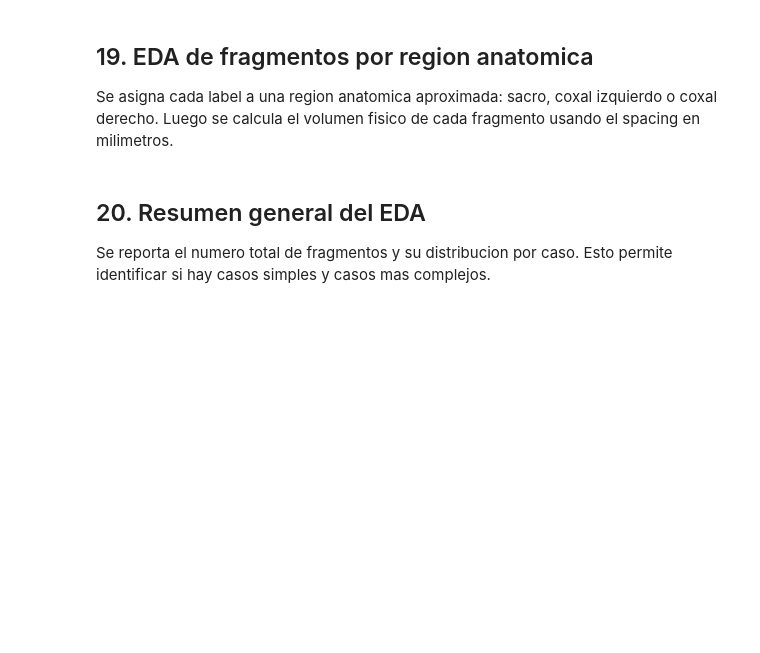
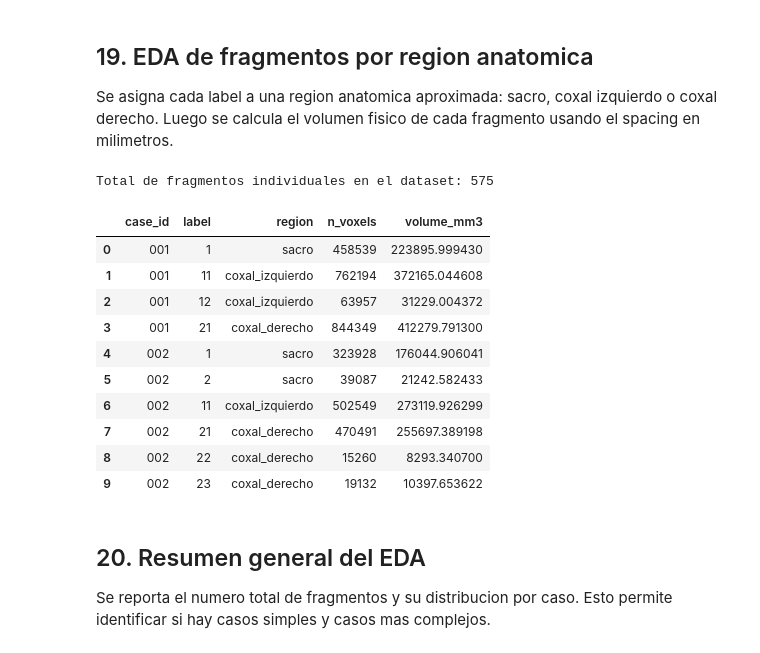
Before and after one commit to anniecorrea/proyecto_analitica_corte2, a Jupyter notebook: entrega1.ipynb, the cells around one changed output. Cells and saved outputs as stored; diff of their text form; code cells hidden in the pictures; blank space fills up the shorter version.

```diff
--- a/entrega1.ipynb
+++ b/entrega1.ipynb
@@ -467,41 +453,54 @@ Se asigna cada label a una region anatomica aproximada: sacro, coxal izquierdo o
 # %%
 def label_to_region(label):
     if label == 0:
         return "background"
-    elif 1 <= label <= 10:
+    if 1 <= label <= 10:
         return "sacro"
-    elif 11 <= label <= 20:
+    if 11 <= label <= 20:
         return "coxal_izquierdo"
-    elif 21 <= label <= 30:
+    if 21 <= label <= 30:
         return "coxal_derecho"
-    else:
-        return "desconocido"
+    return "desconocido"
+
 
 fragment_rows = []
 
-for _, row in nifti_df.iterrows():
-    label_img = nib.load(str(resolve_repo_path(row["label_path"])))
-    label_vol = label_img.get_fdata()
-    spacing = tuple(float(x) for x in label_img.header.get_zooms())
+for _, row in df.iterrows():
+    label_img = sitk.ReadImage(str(resolve_repo_path(row["label_path"])))
+    label_vol = sitk.GetArrayFromImage(label_img)
+    spacing = tuple(float(value) for value in label_img.GetSpacing())
     voxel_volume_mm3 = spacing[0] * spacing[1] * spacing[2]
 
     labels_present = np.unique(label_vol)
-    labels_present = labels_present[labels_present != 0]  # excluir fondo
+    labels_present = labels_present[labels_present != 0]
 
     for lab in labels_present:
         n_voxels = int(np.sum(label_vol == lab))
         fragment_rows.append({
             "case_id": row["case_id"],
             "label": int(lab),
             "region": label_to_region(int(lab)),
             "n_voxels": n_voxels,
             "volume_mm3": n_voxels * voxel_volume_mm3,
         })
 
 frag_df = pd.DataFrame(fragment_rows)
 frag_df.to_csv(GENERATED_DATA_DIR / "metadata_fragments.csv", index=False)
 print(f"Total de fragmentos individuales en el dataset: {len(frag_df)}")
 frag_df.head(10)
+# %% [output]
+Total de fragmentos individuales en el dataset: 575
+|  | case_id | label | region | n_voxels | volume_mm3 |
+| 0 | 001 | 1 | sacro | 458539 | 223895.999430 |
+| 1 | 001 | 11 | coxal_izquierdo | 762194 | 372165.044608 |
+| 2 | 001 | 12 | coxal_izquierdo | 63957 | 31229.004372 |
+| 3 | 001 | 21 | coxal_derecho | 844349 | 412279.791300 |
+| 4 | 002 | 1 | sacro | 323928 | 176044.906041 |
+| 5 | 002 | 2 | sacro | 39087 | 21242.582433 |
+| 6 | 002 | 11 | coxal_izquierdo | 502549 | 273119.926299 |
+| 7 | 002 | 21 | coxal_derecho | 470491 | 255697.389198 |
+| 8 | 002 | 22 | coxal_derecho | 15260 | 8293.340700 |
+| 9 | 002 | 23 | coxal_derecho | 19132 | 10397.653622 |
 # %% [markdown]
 ## 20. Resumen general del EDA
 
```
Also changed, not shown: parts of 31 cells of this notebook, 5 other files.
